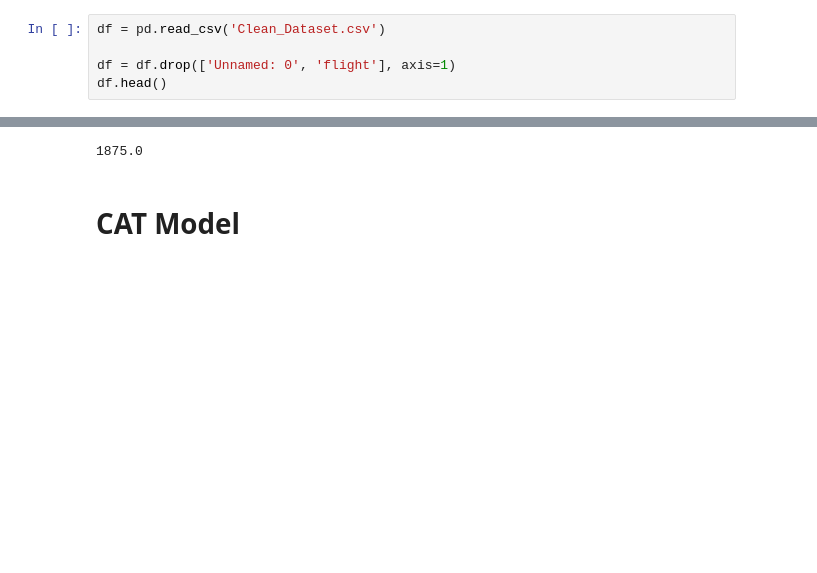
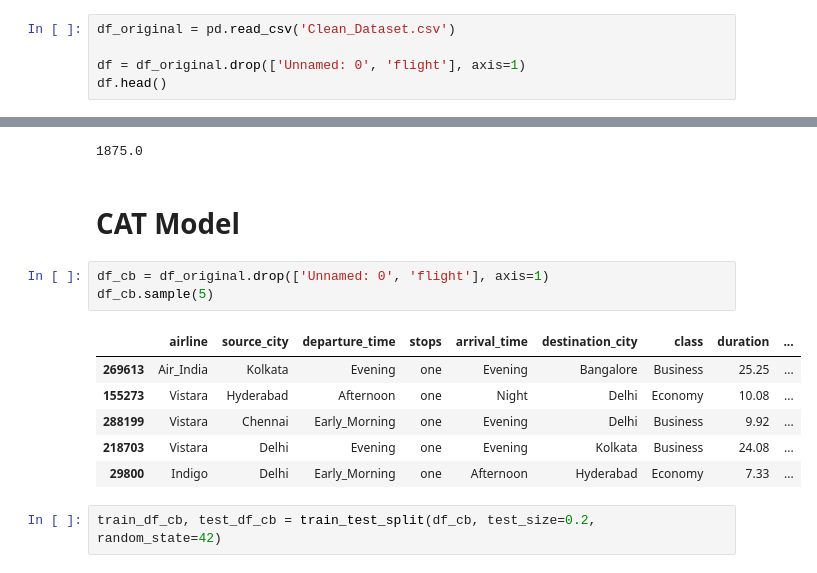
Before and after one commit to a-gud-boy/Stratohack, a Jupyter notebook: stratohack.ipynb, the cells around one changed output, grey strips where cells are left out. Saved outputs shown, nothing was run; the diff lists cells and outputs as text; blank space fills up the shorter version.

```diff
--- a/stratohack.ipynb
+++ b/stratohack.ipynb
@@ -22,7 +23,7 @@ import catboost as cb
 # %%
-df = pd.read_csv('Clean_Dataset.csv')
+df_original = pd.read_csv('Clean_Dataset.csv')
 
-df = df.drop(['Unnamed: 0', 'flight'], axis=1)
+df = df_original.drop(['Unnamed: 0', 'flight'], axis=1)
 df.head()
 # %% [output]
 |  | airline | source_city | departure_time | stops | arrival_time | destination_city | class | duration | ... |
@@ -414,3 +415,15 @@ r2_score(y_test, lgb_predictions)
 1875.0
 # %% [markdown]
 # CAT Model
+# %%
+df_cb = df_original.drop(['Unnamed: 0', 'flight'], axis=1)
+df_cb.sample(5)
+# %% [output]
+|  | airline | source_city | departure_time | stops | arrival_time | destination_city | class | duration | ... |
+| 269613 | Air_India | Kolkata | Evening | one | Evening | Bangalore | Business | 25.25 | ... |
+| 155273 | Vistara | Hyderabad | Afternoon | one | Night | Delhi | Economy | 10.08 | ... |
+| 288199 | Vistara | Chennai | Early_Morning | one | Evening | Delhi | Business | 9.92 | ... |
+| 218703 | Vistara | Delhi | Evening | one | Evening | Kolkata | Business | 24.08 | ... |
+| 29800 | Indigo | Delhi | Early_Morning | one | Afternoon | Hyderabad | Economy | 7.33 | ... |
+# %%
+train_df_cb, test_df_cb = train_test_split(df_cb, test_size=0.2, random_state=42)
```
Also changed, not shown: parts of 5 cells of this notebook.
